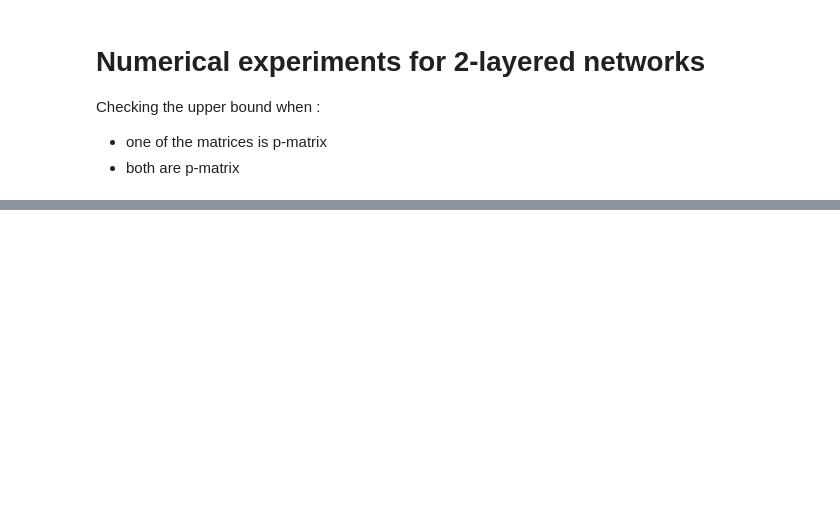
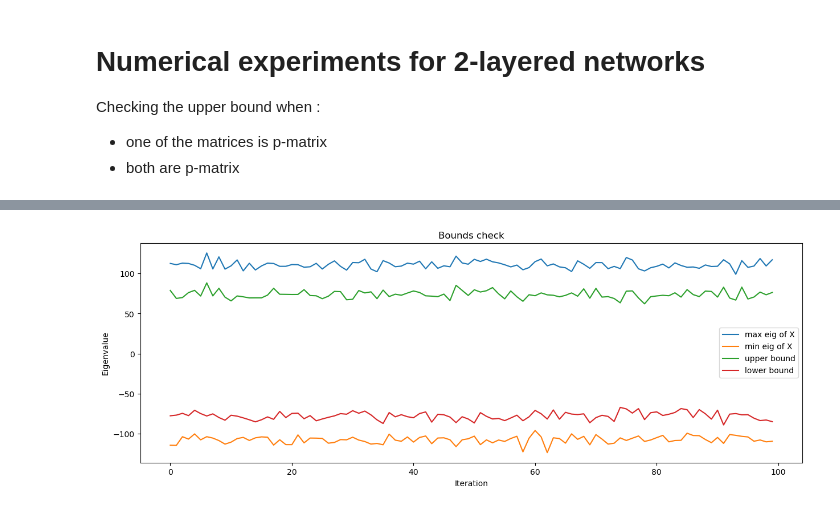
Before and after one commit to RamanEbrahimi/Network-Science, a Jupyter notebook: Research-related/pmatrix.ipynb, the cells around one changed output, grey strips where cells are left out. Saved outputs shown, nothing was run; the diff lists cells and outputs as text; code cells hidden in the pictures; blank space fills up the shorter version.

```diff
--- a/Research-related/pmatrix.ipynb
+++ b/Research-related/pmatrix.ipynb
@@ -91,0 +97,39 @@ plot_graph(interlayer_relations)
+# %%
+lower_bound = []
+upper_bound = []
+max_X = []
+min_X = []
+
+for i in range(100):
+    # creating adjacency matrix for each layer (2 layers) with 50 nodes and 0.2 probability of zero elements for the first one and 0.5 for the second one
+    adj_matrix1 = create_adj_matrix(50, 3)
+    adj_matrix2 = create_adj_matrix(50, 2)
+    # compute the maximum and minimum eigenvalues of the adjacency matrices
+    max_eig1, min_eig1 = compute_eigenvalues(adj_matrix1)
+    max_eig2, min_eig2 = compute_eigenvalues(adj_matrix2)
+    lower_bound.append(min_eig1 + min_eig2 - 2)
+    upper_bound.append(max_eig1 + max_eig2 - 2)
+    # creating interlayer relations, this would be identity matrix since we want to connect each node in the first layer to each node in the second layer
+    interlayer_relations = np.identity(50)
+    # creating the adjacency matrix of the whole graph
+    adj_matrix = np.block([[adj_matrix1, interlayer_relations], [interlayer_relations, adj_matrix2]])
+    # creating the matrix we want to compute the eigenvalues of (2I+adj_matrix+adj_matrix.T)
+    X = 2*np.identity(100) + adj_matrix + adj_matrix.T
+    # computing the eigenvalues of the matrix
+    max_eig, min_eig = compute_eigenvalues(X)
+    max_X.append(max_eig)
+    min_X.append(min_eig)
+
+# plotting the lower and upper bounds and the eigenvalues of the matrix
+plt.figure(figsize=(15,5))
+plt.plot(max_X, label='max eig of X')
+plt.plot(min_X, label='min eig of X')
+plt.plot(upper_bound, label='upper bound')
+plt.plot(lower_bound, label='lower bound')
+plt.xlabel('Iteration')
+plt.ylabel('Eigenvalue')
+plt.title('Bounds check')
+plt.legend()
+plt.show()
+# %% [output]
+[figure, added]
```
Also changed, not shown: parts of 2 cells of this notebook, 3 other files.
